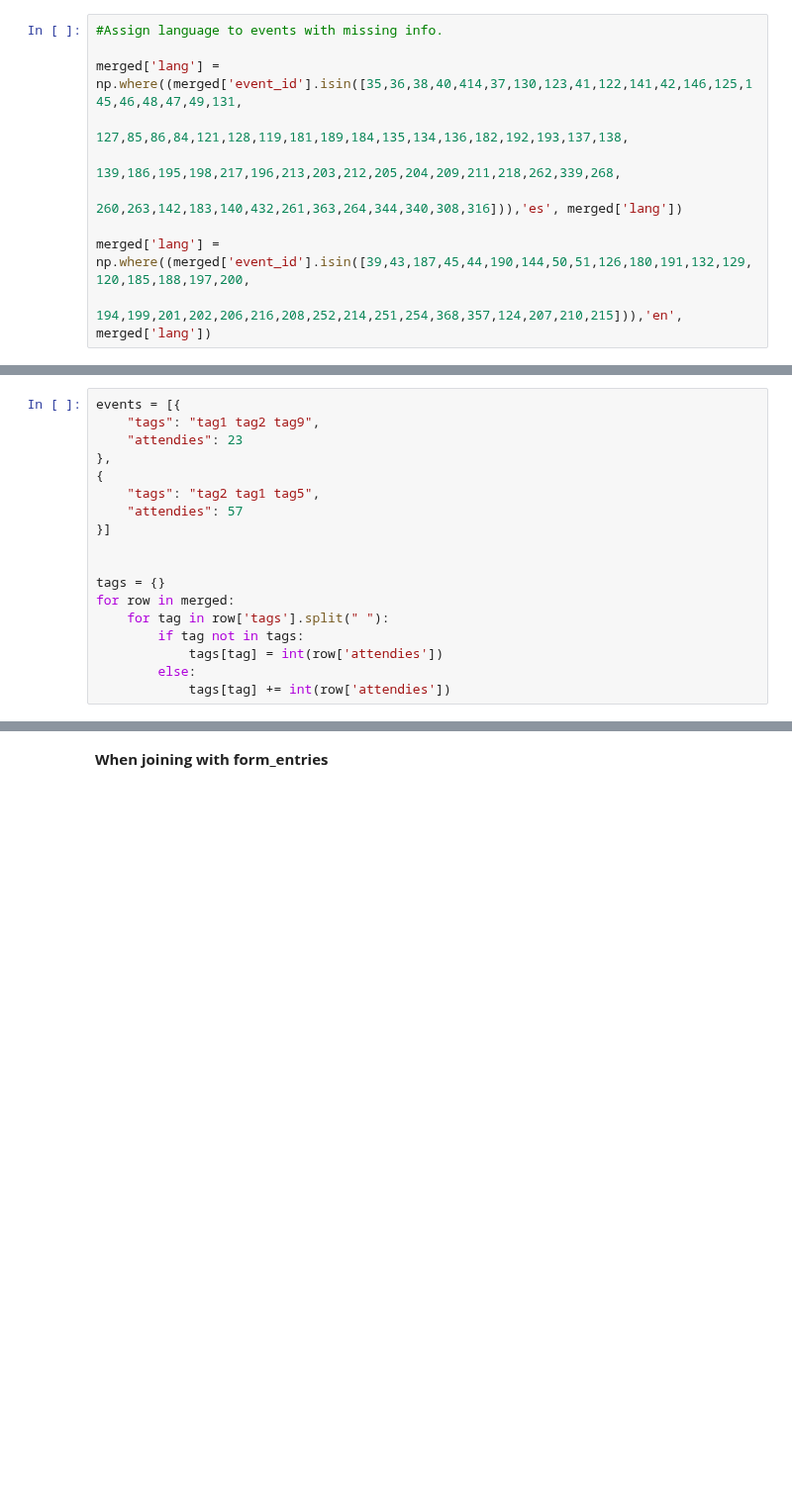
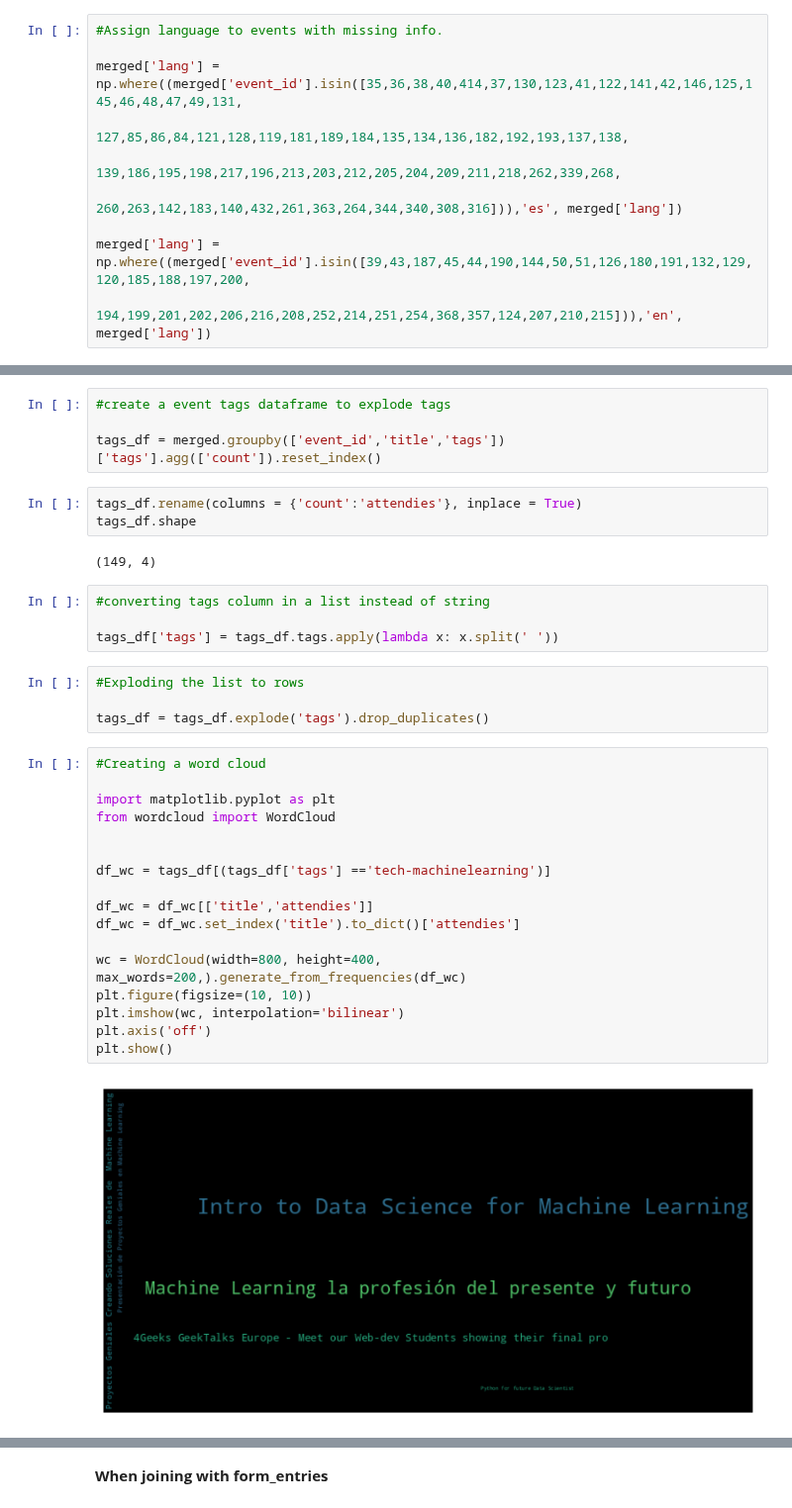
Before and after one commit to breatheco-de/dataflow-project-events, a Jupyter notebook: notebooks/draft_cleaning_notebook.ipynb, the cells around one changed output, grey strips where cells are left out. Shown at 99% size. Drawn from its saved outputs; the diff is of its cells as text; blank space fills up the shorter version.

Commit message:
event title world cloud according to tags

```diff
--- a/notebooks/draft_cleaning_notebook.ipynb
+++ b/notebooks/draft_cleaning_notebook.ipynb
@@ -110,18 +110,36 @@ merged['lang'] = np.where((merged['event_id'].isin([39,43,187,45,44,190,144,50,5
-# %%
-events = [{
-    "tags": "tag1 tag2 tag9",
-    "attendies": 23
-},
-{
-    "tags": "tag2 tag1 tag5",
-    "attendies": 57
-}]
-
-
-tags = {}
-for row in merged:
-    for tag in row['tags'].split(" "):
-        if tag not in tags:
-            tags[tag] = int(row['attendies'])
-        else:
-            tags[tag] += int(row['attendies'])
+# %%
+#create a event tags dataframe to explode tags
+
+tags_df = merged.groupby(['event_id','title','tags'])['tags'].agg(['count']).reset_index()
+# %%
+tags_df.rename(columns = {'count':'attendies'}, inplace = True)
+tags_df.shape
+# %% [output]
+(149, 4)
+# %%
+#converting tags column in a list instead of string
+
+tags_df['tags'] = tags_df.tags.apply(lambda x: x.split(' '))
+# %%
+#Exploding the list to rows
+
+tags_df = tags_df.explode('tags').drop_duplicates()
+# %%
+#Creating a word cloud
+
+import matplotlib.pyplot as plt
+from wordcloud import WordCloud
+
+
+df_wc = tags_df[(tags_df['tags'] =='tech-machinelearning')]
+
+df_wc = df_wc[['title','attendies']]
+df_wc = df_wc.set_index('title').to_dict()['attendies']
+
+wc = WordCloud(width=800, height=400, max_words=200,).generate_from_frequencies(df_wc)
+plt.figure(figsize=(10, 10))
+plt.imshow(wc, interpolation='bilinear')
+plt.axis('off')
+plt.show()
+# %% [output]
+[figure, added]
```
Also changed, not shown: parts of 6 cells of this notebook.
